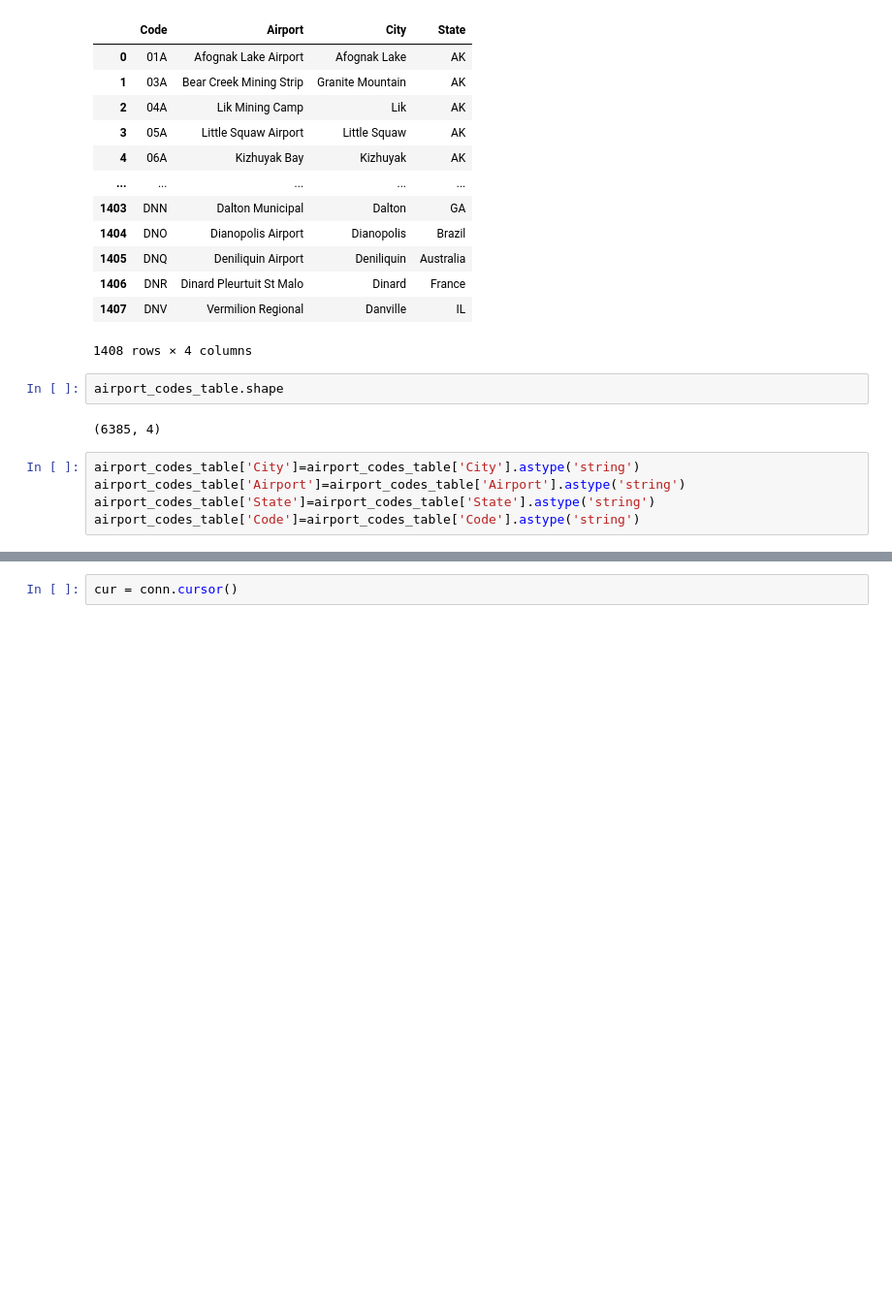
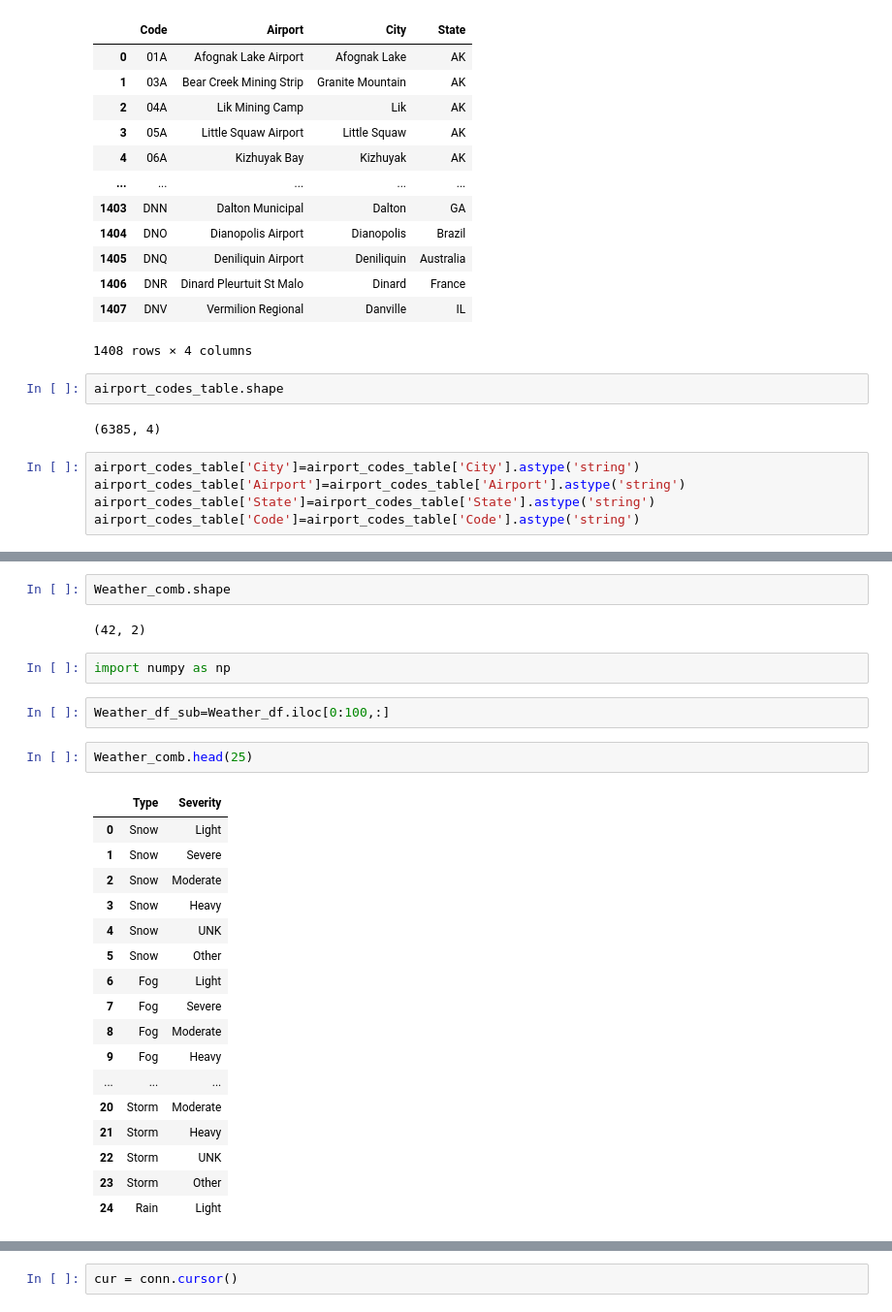
Before and after one commit to fausa/Flight-Analytics, a Jupyter notebook: code/Final_project_1.ipynb, the cells around one changed output, grey strips where cells are left out. Shown: that part at 97% size. Drawn from its saved outputs; the diff is of its cells as text; blank space fills up the shorter version.

```diff
--- a/code/Final_project_1.ipynb
+++ b/code/Final_project_1.ipynb
@@ -296,0 +484,28 @@ airport_codes_table['Code']=airport_codes_table['Code'].astype('string')
+# %%
+Weather_comb.shape
+# %% [output]
+(42, 2)
+# %%
+import numpy as np
+# %%
+Weather_df_sub=Weather_df.iloc[0:100,:]
+# %%
+Weather_comb.head(25)
+# %% [output]
+|  | Type | Severity |
+| 0 | Snow | Light |
+| 1 | Snow | Severe |
+| 2 | Snow | Moderate |
+| 3 | Snow | Heavy |
+| 4 | Snow | UNK |
+| 5 | Snow | Other |
+| 6 | Fog | Light |
+| 7 | Fog | Severe |
+| 8 | Fog | Moderate |
+| 9 | Fog | Heavy |
+| ... | ... | ... |
+| 20 | Storm | Moderate |
+| 21 | Storm | Heavy |
+| 22 | Storm | UNK |
+| 23 | Storm | Other |
+| 24 | Rain | Light |
```
Also changed, not shown: parts of 79 cells of this notebook.
